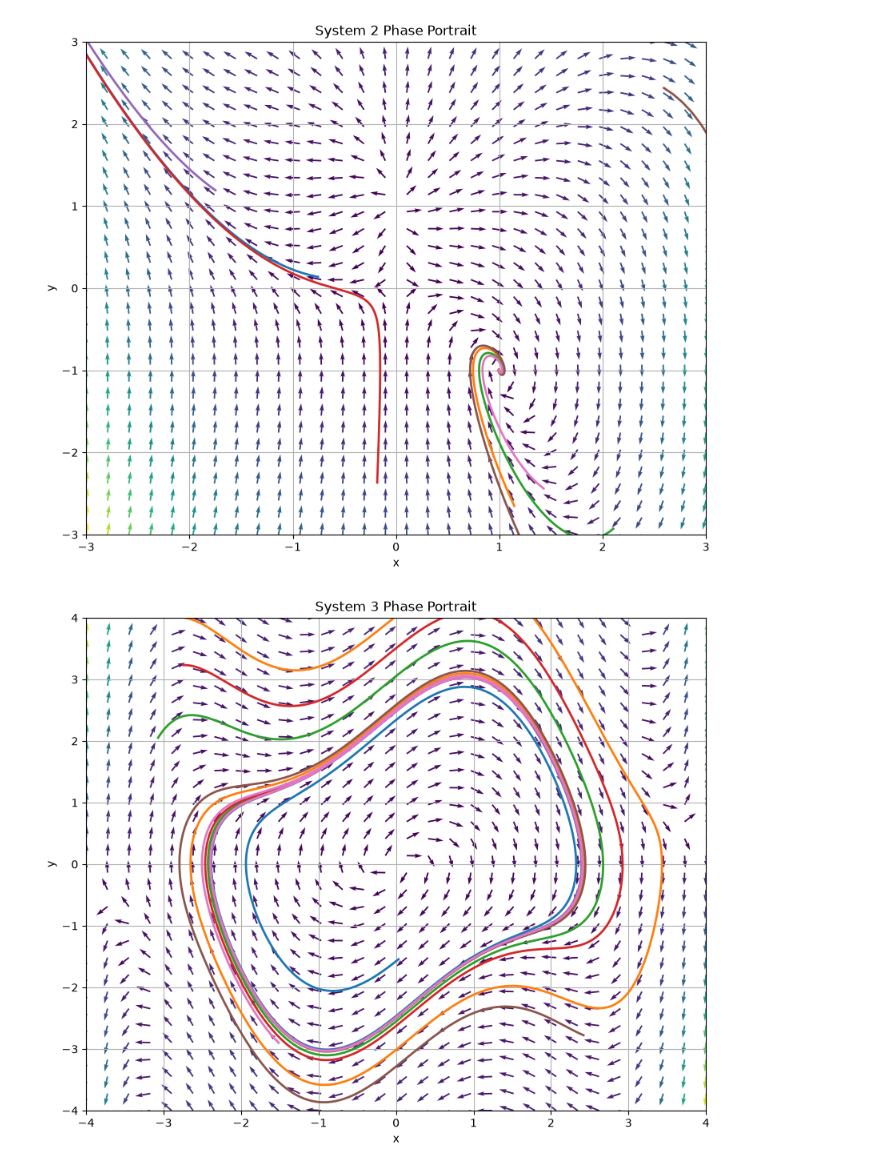
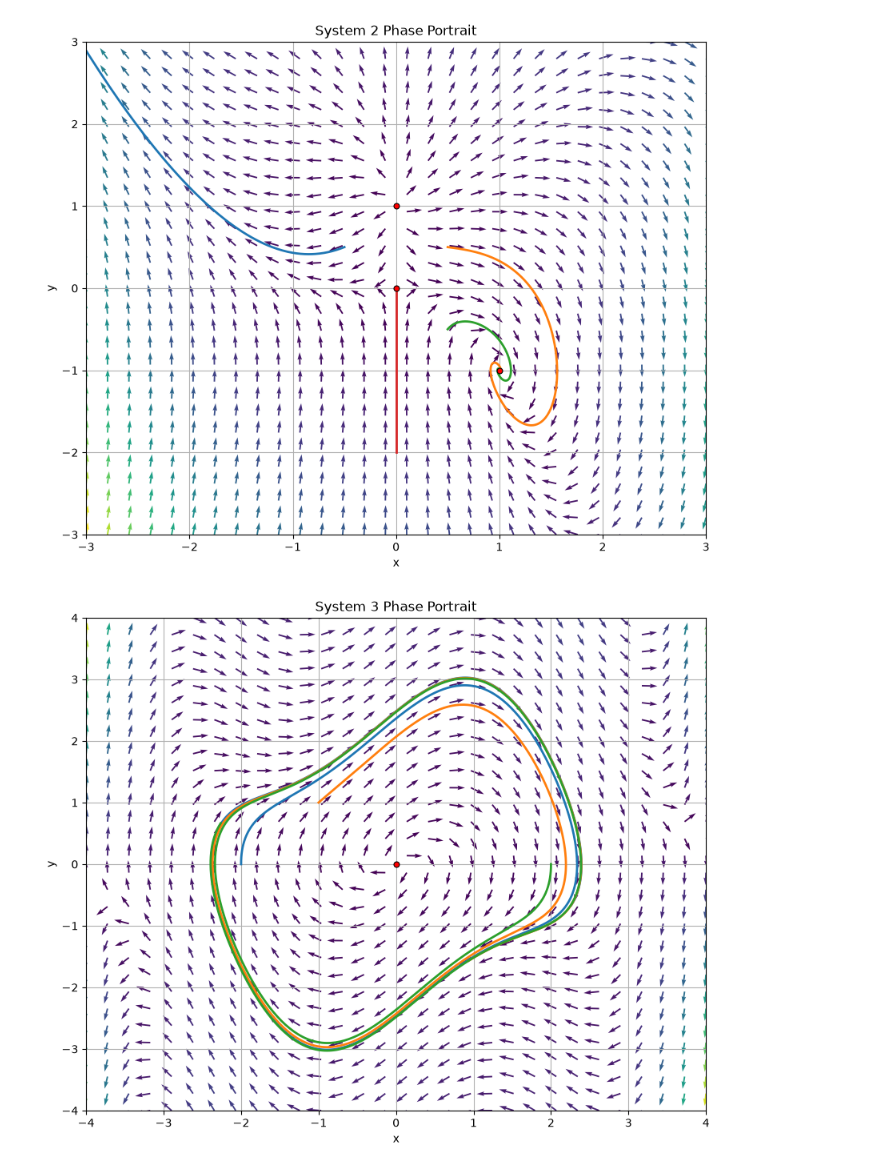
Before and after one commit to n-sukhov/ITMO-courses, a Jupyter notebook: 7_term/Optimal_control_theory/lab1/code/lab1.ipynb, the cells around one changed output. Saved outputs shown, nothing was run; the diff lists cells and outputs as text; code cells hidden in the pictures.

```diff
--- a/7_term/Optimal_control_theory/lab1/code/lab1.ipynb
+++ b/7_term/Optimal_control_theory/lab1/code/lab1.ipynb
@@ -2,17 +2,15 @@
 import numpy as np
 import matplotlib.pyplot as plt
 # %%
-def plot_phase_portrait(f, x_range, y_range, sys_num, density=30):
+def plot_phase_portrait(f, x_range, y_range, sys_num, initial_conditions, equilibria=(), equilibrium_curves=(), density=30):
     x = np.linspace(x_range[0], x_range[1], density)
     y = np.linspace(y_range[0], y_range[1], density)
     X, Y = np.meshgrid(x, y)
 
     U, V = f(X, Y)
 
-    def plot_trajectories(f, x_range, y_range, num_trajectories=7, t_span=(0, 10), dt=0.01):
-        for _ in range(num_trajectories):
-            x0 = np.random.uniform(x_range[0], x_range[1])
-            y0 = np.random.uniform(y_range[0], y_range[1])
+    def plot_trajectories(f, initial_conditions, t_span=(0, 10), dt=0.01):
+        for x0, y0 in initial_conditions:
             trajectory = np.array([[x0, y0]])
             t = 0
             while t < t_span[1]:
@@ -36,7 +34,19 @@ def plot_phase_portrait(f, x_range, y_range, sys_num, density=30):
         scale_units='xy',
         scale=1
     )
-    plot_trajectories(f, x_range, y_range)
+    plot_trajectories(f, initial_conditions)
+
+    if equilibria:
+        equilibria_array = np.asarray(equilibria, dtype=float)
+        plt.scatter(
+            equilibria_array[:, 0], equilibria_array[:, 1],
+            s=100, marker='.', color='red', edgecolors='black',
+            linewidths=0.8, zorder=5
+        )
+
+    for curve in equilibrium_curves:
+        curve = np.asarray(curve, dtype=float)
+        plt.plot(curve[:, 0], curve[:, 1], color='red', linewidth=2, zorder=5)
     plt.xlim(x_range)
     plt.ylim(y_range)
     plt.xlabel('x')
@@ -52,10 +62,20 @@ sys4 = lambda x1, x2: ((x1-x2)*(1-x1**2-x2**2), (x1+x2)*(1-x1**2-x2**2))
 sys5 = lambda x1, x2: (-x1**3+x2, x1-x2**3)
 sys6 = lambda x1, x2: (-x1**3+x2**3, x2**3*x1-x2**3)
 # %%
-plot_phase_portrait(sys1, (-3, 3), (-3, 3), "1")
-plot_phase_portrait(sys2, (-3, 3), (-3, 3), "2")
-plot_phase_portrait(sys3, (-4, 4), (-4, 4), "3")
-plot_phase_portrait(sys4, (-3, 3), (-3, 3), "4")
-plot_phase_portrait(sys5, (-3, 3), (-3, 3), "5")
-plot_phase_portrait(sys6, (-3, 3), (-3, 3), "6")
+initial_conditions_1 = [(-0.5, 0.0), (1, -2), (-1, 2), (0.5, 0.0), (0.0, 1.0), (0.0, -1.0)]
+initial_conditions_2 = [(-0.5, 0.5), (0.5, 0.5), (0.5, -0.5), (0, -2.0)]
+initial_conditions_3 = [(-2.0, 0.0), (-1.0, 1.0),(2.0, 0.0)]
+initial_conditions_4 = [(0.3, 0.0), (0.7, 0.0), (2.0, 0.0)]
+initial_conditions_5 = [(-2.0, 0.0), (-0.5, 0.5), (0.5, -0.5), (2.0, 0.0)]
+initial_conditions_6 = [(-1.0, -0.5), (-0.5, 0.5), (0.5, -0.5), (1.2, 1.0)]
+
+phi = np.linspace(0, 2 * np.pi, 400)
+circle_4 = np.column_stack((np.cos(phi), np.sin(phi)))
+
+plot_phase_portrait(sys1, (-3, 3), (-3, 3), "1", initial_conditions_1, equilibria=[(0, 0), (1, -1), (-1, 1)])
+plot_phase_portrait(sys2, (-3, 3), (-3, 3), "2", initial_conditions_2, equilibria=[(0, 0), (0, 1), (1, -1)])
+plot_phase_portrait(sys3, (-4, 4), (-4, 4), "3", initial_conditions_3, equilibria=[(0, 0)])
+plot_phase_portrait(sys4, (-3, 3), (-3, 3), "4", initial_conditions_4, equilibria=[(0, 0)], equilibrium_curves=[circle_4])
+plot_phase_portrait(sys5, (-3, 3), (-3, 3), "5", initial_conditions_5, equilibria=[(0, 0), (1, 1), (-1, -1)])
+plot_phase_portrait(sys6, (-3, 3), (-3, 3), "6", initial_conditions_6, equilibria=[(0, 0), (1, 1)])
 # %% [output]
@@ -63,2 +83,2 @@ plot_phase_portrait(sys6, (-3, 3), (-3, 3), "6")
-[figure, old version]
+[figure, new version]
-[figure, old version]
+[figure, new version]
```
Also changed, not shown: parts of 1 cell of this notebook, 8 other files.
